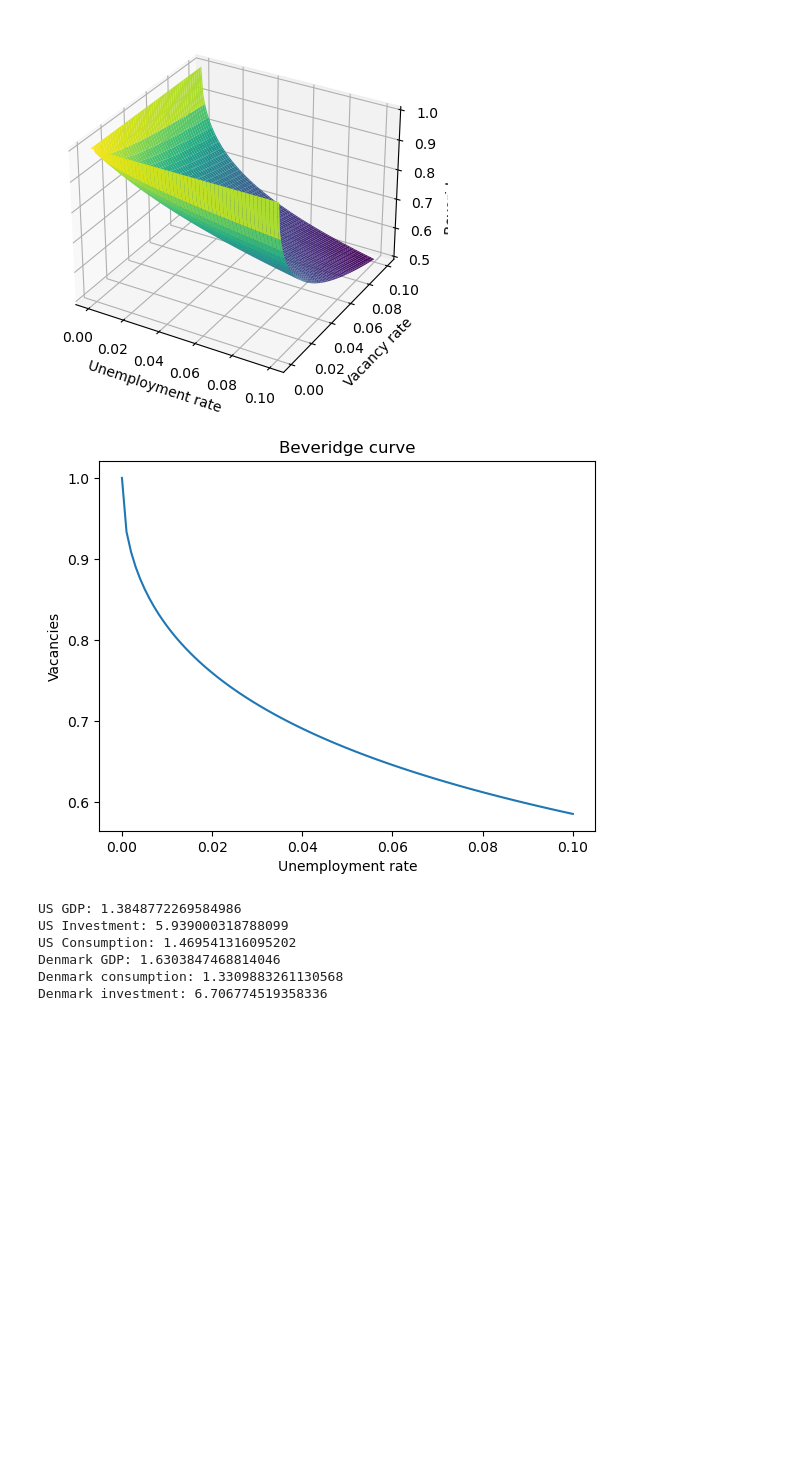
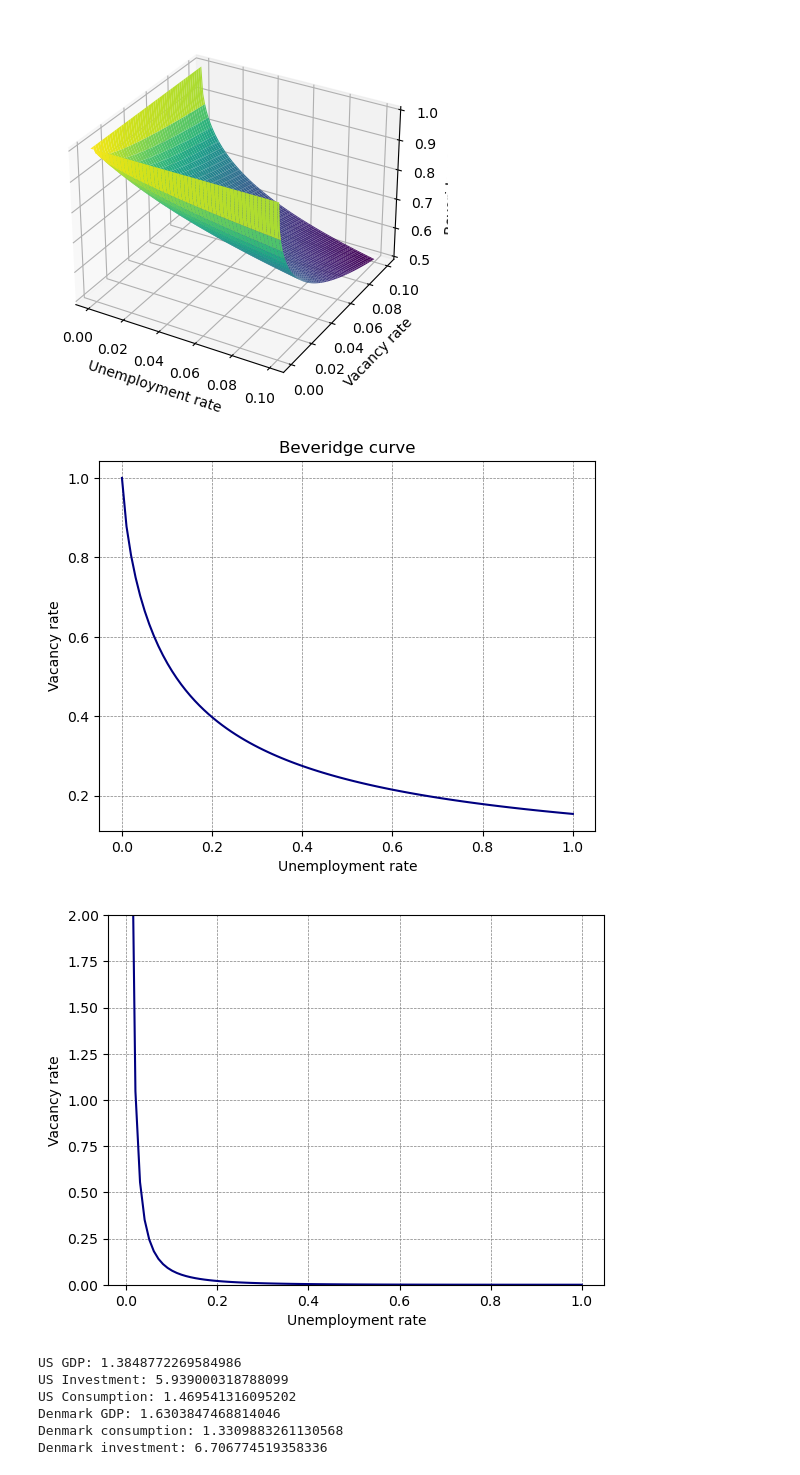
Before and after one commit to anl1313/MacroIII_public, a Jupyter notebook: Assignment 2/BusinessCycles.ipynb, the cells around one changed output. Drawn from its saved outputs; the diff is of its cells as text; code cells hidden in the pictures; blank space fills up the shorter version.

```diff
--- a/Assignment 2/BusinessCycles.ipynb
+++ b/Assignment 2/BusinessCycles.ipynb
@@ -326,25 +326,36 @@ fig.show()
 # %%
 # plot beveridge curve holding u constant
 # 1. define function
 def bev_u(u, v, delta, gamma):
     return delta/(delta +u**gamma* v**(1-gamma))
 
-# 2. plot
+#plot
 u = 0.05
-v = np.linspace(0, 0.1, 100)
+v = np.linspace(0, 1, 100)
 delta = 0.1
-gamma = 0.5
-
-V = np.linspace(0, 0.1, 100)
-Z = bev_u(u, V, delta, gamma)
-
-plt.plot(V, Z)
+gamma = 0.2
+plt.plot(v, bev_u(u, v, delta, gamma), color = 'navy')
 plt.xlabel('Unemployment rate')
-plt.ylabel('Vacancies')
+plt.ylabel('Vacancy rate')
+plt.grid(color = 'grey', linestyle = '--', linewidth = 0.5)
 plt.title('Beveridge curve')
 plt.show()
+
+
+# 2. plot
+phi = 0.6
+delta = 0.1
+u_vec = np.linspace(0,1,100)
+v_bev = ((delta/u_vec-delta))**(1/(1-phi))*u_vec
+plt.plot(u_vec,v_bev, label = 'Beveridge curve', color = 'navy')
+plt.ylim(0,2)
+plt.xlabel('Unemployment rate')
+plt.grid(color = 'grey', linestyle = '--', linewidth = 0.5)
+plt.ylabel('Vacancy rate')
+plt.show()
 # %% [output]
-[figure, old version]
+[figure, new version]
+[figure, added]
 # %%
 # compute standard deviations for each series in both countries
 std_us_gdp = np.std(cycle)
```
Also changed, not shown: parts of 1 cell of this notebook.
